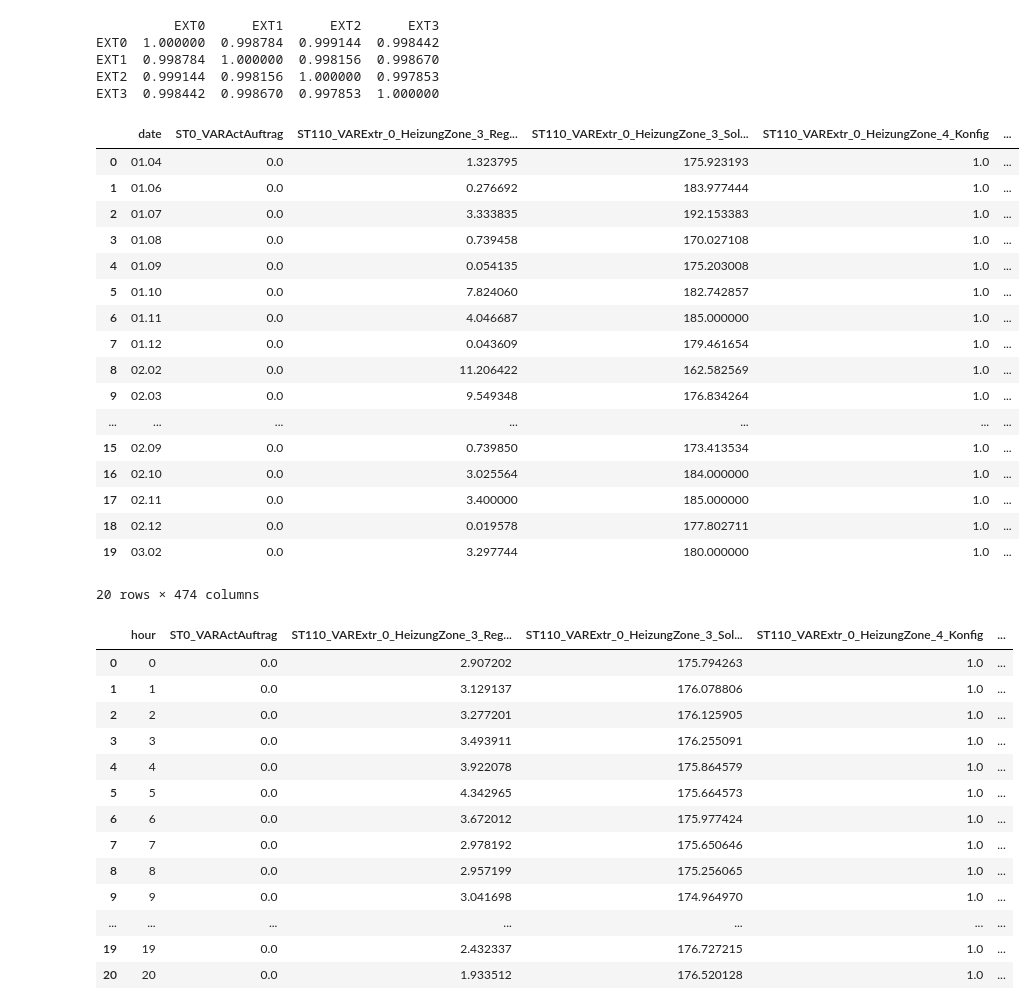
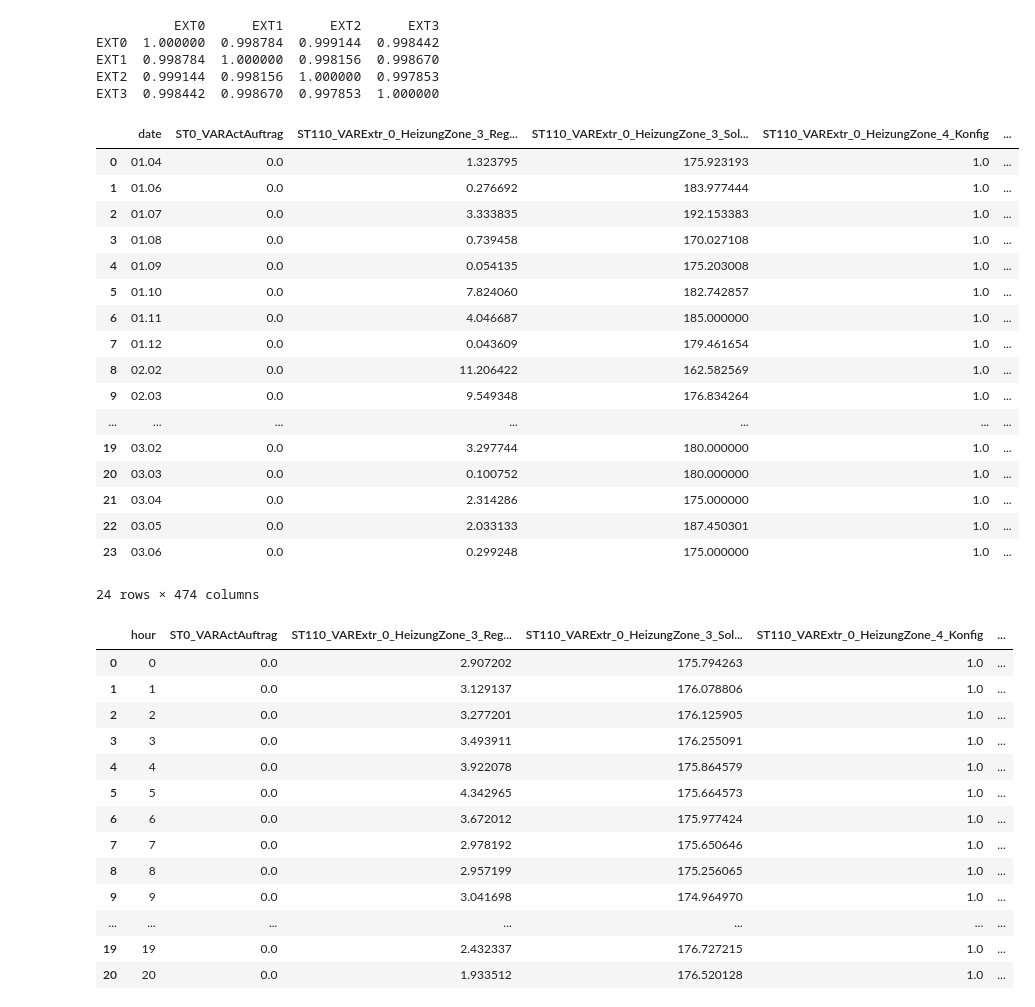
Before and after one commit to Deepeasy/six_sigma_plastic_extrusion, a Jupyter notebook: extrusion_final.ipynb, the cells around one changed output. Drawn from its saved outputs; the diff is of its cells as text; code cells hidden in the pictures.

```diff
--- a/extrusion_final.ipynb
+++ b/extrusion_final.ipynb
@@ -168,8 +124,8 @@ plt.legend(loc='upper right')
 # %%
-extrusion['EXT0'] = extrusion['ST110_VAREx_0_SDickeIst'].apply(lambda x: 1 if x == 0 else 0)
-extrusion['EXT1'] = extrusion['ST110_VAREx_1_SDickeIst'].apply(lambda x: 1 if x == 0 else 0)
-extrusion['EXT2'] = extrusion['ST110_VAREx_2_SDickeIst'].apply(lambda x: 1 if x == 0 else 0)
-extrusion['EXT3'] = extrusion['ST110_VAREx_3_SDickeIst'].apply(lambda x: 1 if x == 0 else 0)
+for i in range(4):
+    col_name = f'ST110_VAREx_{i}_SDickeIst'
+    new_col_name = f'EXT{i}'
+    extrusion[new_col_name] = extrusion[col_name].apply(lambda x: 1 if x == 0 else 0)
 
 correl_2=extrusion.filter(['EXT0','EXT1','EXT2','EXT3'],axis=1)
 print(correl_2.corr())
@@ -181,39 +137,27 @@ EXT2  0.999144  0.998156  1.000000  0.997853
 EXT3  0.998442  0.998670  0.997853  1.000000
 # %%
 #Thus we observe that if there is defect in one output..others are affected
+extrusion_daily_mean = extrusion.groupby('date').mean().reset_index()
+extrusion_daily_mean.head(24)
+# %% [output]
+|  | date | ST0_VARActAuftrag | ST110_VARExtr_0_HeizungZone_3_Reg... | ST110_VARExtr_0_HeizungZone_3_Sol... | ST110_VARExtr_0_HeizungZone_4_Konfig | ... |
+| 0 | 01.04 | 0.0 | 1.323795 | 175.923193 | 1.0 | ... |
+| 1 | 01.06 | 0.0 | 0.276692 | 183.977444 | 1.0 | ... |
+| 2 | 01.07 | 0.0 | 3.333835 | 192.153383 | 1.0 | ... |
+| 3 | 01.08 | 0.0 | 0.739458 | 170.027108 | 1.0 | ... |
+| 4 | 01.09 | 0.0 | 0.054135 | 175.203008 | 1.0 | ... |
+| 5 | 01.10 | 0.0 | 7.824060 | 182.742857 | 1.0 | ... |
+| 6 | 01.11 | 0.0 | 4.046687 | 185.000000 | 1.0 | ... |
+| 7 | 01.12 | 0.0 | 0.043609 | 179.461654 | 1.0 | ... |
+| 8 | 02.02 | 0.0 | 11.206422 | 162.582569 | 1.0 | ... |
+| 9 | 02.03 | 0.0 | 9.549348 | 176.834264 | 1.0 | ... |
+| ... | ... | ... | ... | ... | ... | ... |
+| 19 | 03.02 | 0.0 | 3.297744 | 180.000000 | 1.0 | ... |
+| 20 | 03.03 | 0.0 | 0.100752 | 180.000000 | 1.0 | ... |
+| 21 | 03.04 | 0.0 | 2.314286 | 175.000000 | 1.0 | ... |
+| 22 | 03.05 | 0.0 | 2.033133 | 187.450301 | 1.0 | ... |
+| 23 | 03.06 | 0.0 | 0.299248 | 175.000000 | 1.0 | ... |
+24 rows × 474 columns
-# %%
-import pandas as pd
-
-# Convert 'Datum' to datetime format
-extrusion['Datum'] = pd.to_datetime(extrusion['Datum'], format='%d.%m.%Y %H:%M')
-
-# Extract date in DD.MM format
-extrusion['date'] = extrusion['Datum'].dt.strftime('%d.%m')
-
-# Group by 'date' and calculate the mean for each date
-extrusion_daily_mean = extrusion.groupby('date').mean().reset_index()
-
-# Display the result
-extrusion_daily_mean.head(20)
-# %% [output]
-|  | date | ST0_VARActAuftrag | ST110_VARExtr_0_HeizungZone_3_Reg... | ST110_VARExtr_0_HeizungZone_3_Sol... | ST110_VARExtr_0_HeizungZone_4_Konfig | ... |
-| 0 | 01.04 | 0.0 | 1.323795 | 175.923193 | 1.0 | ... |
-| 1 | 01.06 | 0.0 | 0.276692 | 183.977444 | 1.0 | ... |
-| 2 | 01.07 | 0.0 | 3.333835 | 192.153383 | 1.0 | ... |
-| 3 | 01.08 | 0.0 | 0.739458 | 170.027108 | 1.0 | ... |
-| 4 | 01.09 | 0.0 | 0.054135 | 175.203008 | 1.0 | ... |
-| 5 | 01.10 | 0.0 | 7.824060 | 182.742857 | 1.0 | ... |
-| 6 | 01.11 | 0.0 | 4.046687 | 185.000000 | 1.0 | ... |
-| 7 | 01.12 | 0.0 | 0.043609 | 179.461654 | 1.0 | ... |
-| 8 | 02.02 | 0.0 | 11.206422 | 162.582569 | 1.0 | ... |
-| 9 | 02.03 | 0.0 | 9.549348 | 176.834264 | 1.0 | ... |
-| ... | ... | ... | ... | ... | ... | ... |
-| 15 | 02.09 | 0.0 | 0.739850 | 173.413534 | 1.0 | ... |
-| 16 | 02.10 | 0.0 | 3.025564 | 184.000000 | 1.0 | ... |
-| 17 | 02.11 | 0.0 | 3.400000 | 185.000000 | 1.0 | ... |
-| 18 | 02.12 | 0.0 | 0.019578 | 177.802711 | 1.0 | ... |
-| 19 | 03.02 | 0.0 | 3.297744 | 180.000000 | 1.0 | ... |
-20 rows × 474 columns
 # %%
 extrusion['hour'] = extrusion['Datum'].dt.hour
 # Group by 'date' and calculate the mean for each date
```
Also changed, not shown: parts of 27 cells of this notebook.
